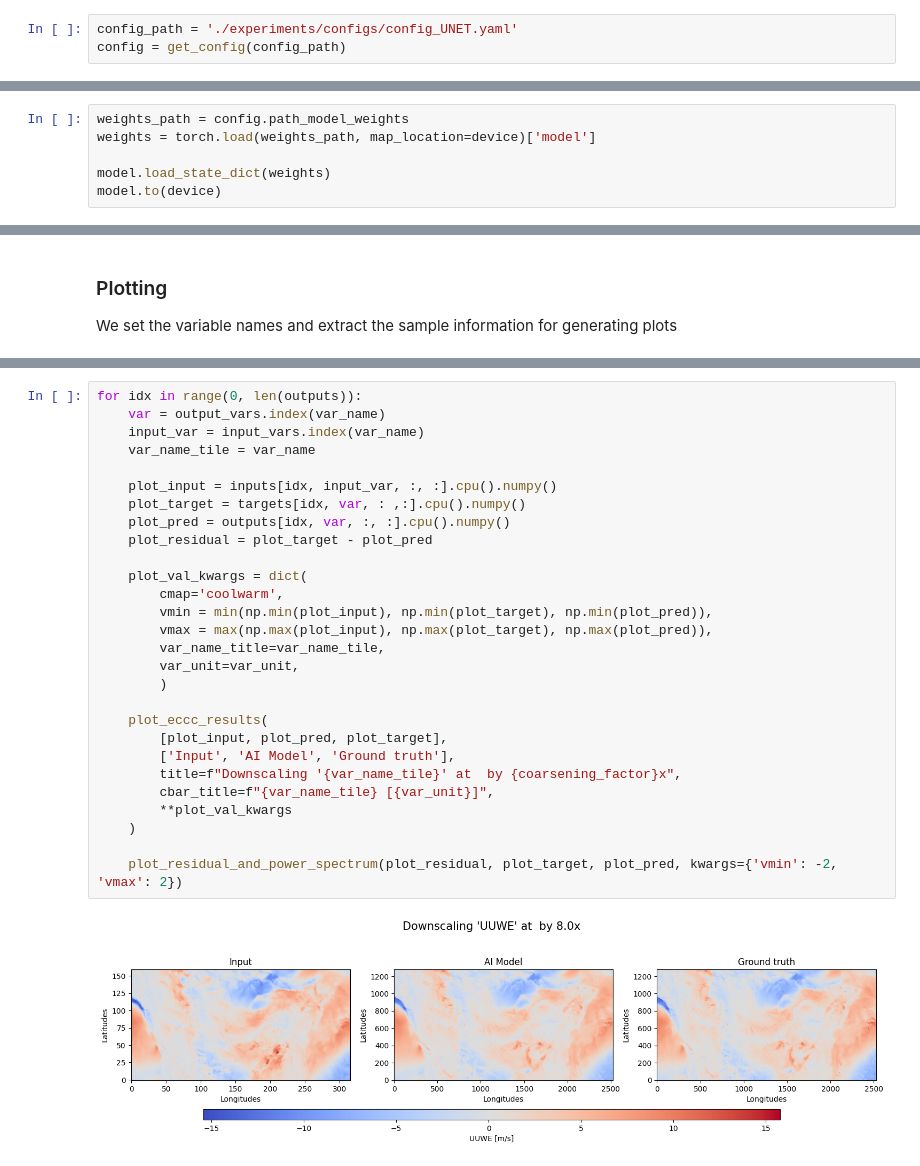
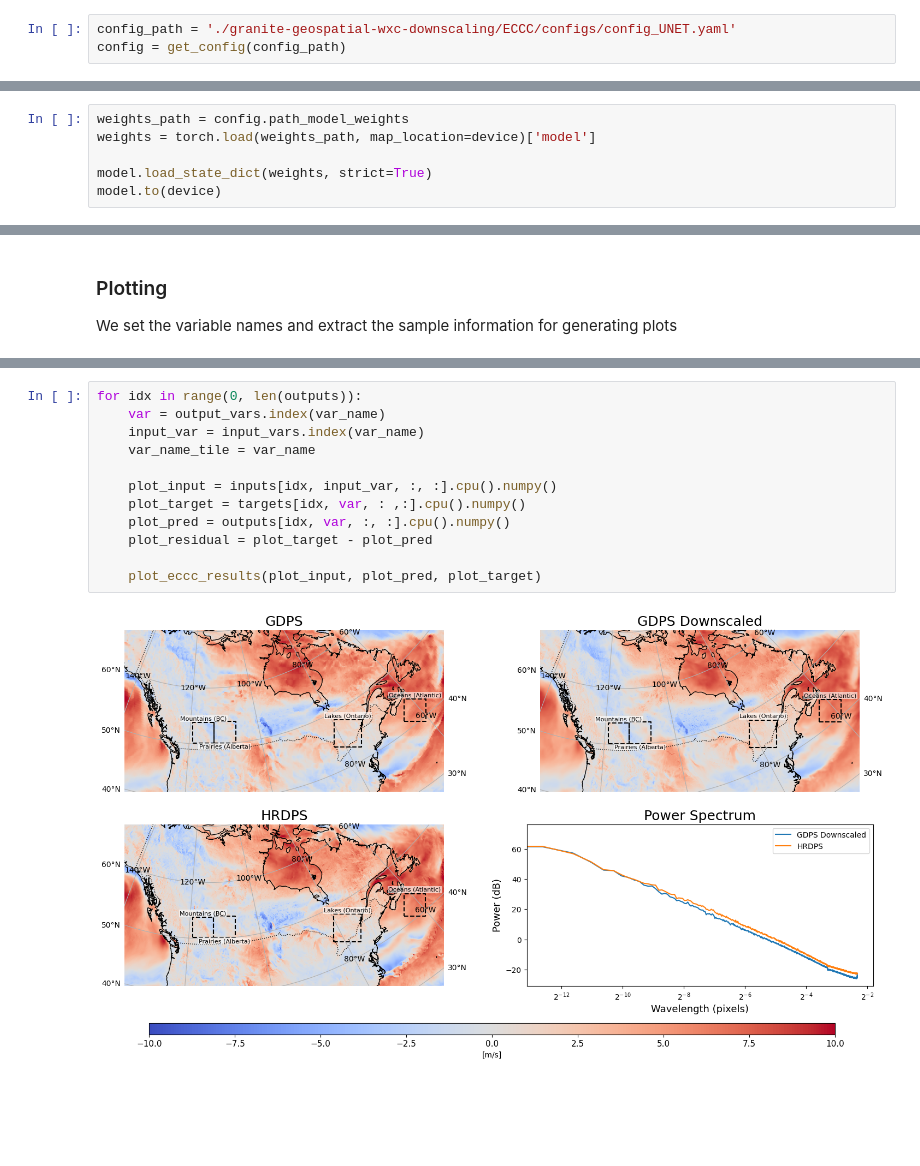
Before and after one commit to victor-nasc/granite-wxc, a Jupyter notebook: examples/eccc_downscaling/notebooks/eccc_dowscaling_inference.ipynb, the cells around one changed output, grey strips where cells are left out. Saved outputs shown, nothing was run; the diff lists cells and outputs as text; blank space fills up the shorter version.

Commit message:
update eccc plots
Signed-off-by: victor-nasc <victor_nascimento@usp.br>

```diff
--- a/examples/eccc_downscaling/notebooks/eccc_dowscaling_inference.ipynb
+++ b/examples/eccc_downscaling/notebooks/eccc_dowscaling_inference.ipynb
@@ -67,7 +67,7 @@ In these files, you specify:
 
 To ensure compatibility with the provided weights during inference, keep the model configuration consistent with the original definitions
 # %%
-config_path = './experiments/configs/config_UNET.yaml'
+config_path = './granite-geospatial-wxc-downscaling/ECCC/configs/config_UNET.yaml'
 config = get_config(config_path)
 # %% [markdown]
 ## Dataloader
@@ -104,7 +104,7 @@ We can now load the pretrained weights
 weights_path = config.path_model_weights
 weights = torch.load(weights_path, map_location=device)['model']
 
-model.load_state_dict(weights)
+model.load_state_dict(weights, strict=True)
 model.to(device)
 # %% [output]
 ClimateDownscaleFinetuneUNETModel(
@@ -172,30 +172,14 @@ f"Downscaling '{var_name}' at  by {coarsening_factor}x"
 # %%
 for idx in range(0, len(outputs)):
     var = output_vars.index(var_name)
     input_var = input_vars.index(var_name)
     var_name_tile = var_name
 
     plot_input = inputs[idx, input_var, :, :].cpu().numpy()
     plot_target = targets[idx, var, : ,:].cpu().numpy()
     plot_pred = outputs[idx, var, :, :].cpu().numpy()
     plot_residual = plot_target - plot_pred
 
-    plot_val_kwargs = dict(
-        cmap='coolwarm',
-        vmin = min(np.min(plot_input), np.min(plot_target), np.min(plot_pred)),
-        vmax = max(np.max(plot_input), np.max(plot_target), np.max(plot_pred)),
-        var_name_title=var_name_tile,
-        var_unit=var_unit,
-        )
-
-    plot_eccc_results(
-        [plot_input, plot_pred, plot_target],
-        ['Input', 'AI Model', 'Ground truth'],
-        title=f"Downscaling '{var_name_tile}' at  by {coarsening_factor}x",
-        cbar_title=f"{var_name_tile} [{var_unit}]",
-        **plot_val_kwargs
-    )
-
-    plot_residual_and_power_spectrum(plot_residual, plot_target, plot_pred, kwargs={'vmin': -2, 'vmax': 2})
+    plot_eccc_results(plot_input, plot_pred, plot_target)
 # %% [output]
-[figure, old version]
+[figure, new version]
```
Also changed, not shown: parts of 6 cells of this notebook, 3 other files.
